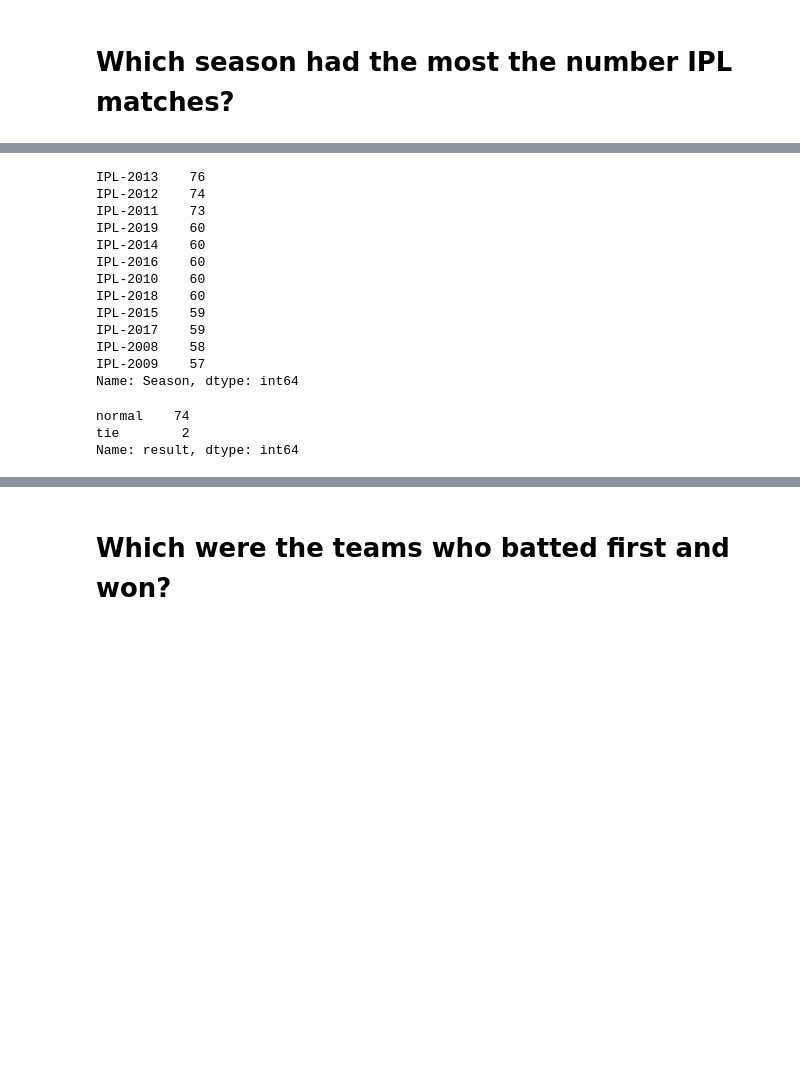
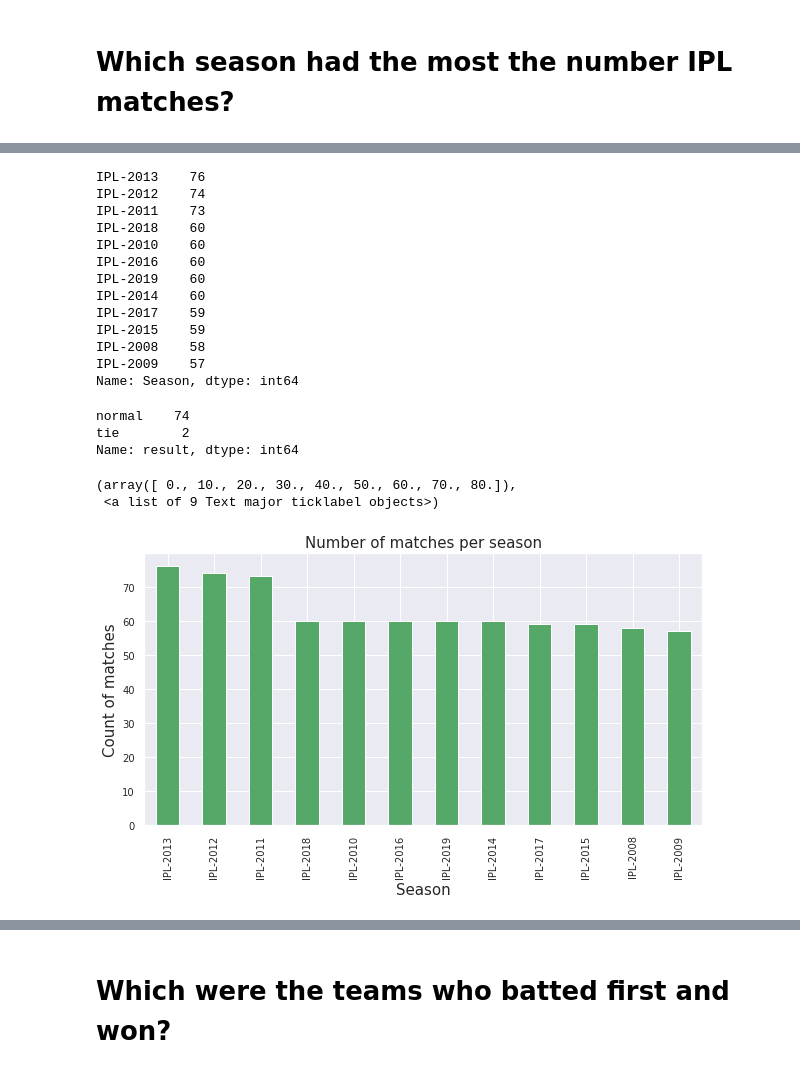
Before and after one commit to Rishabh1928/IPL-T20-Cricket-Analysis, a Jupyter notebook: Rishabh_Kesarwani_24_02_2021_[ABTN0104]_IPL_T20_Cricket_Analysis_Capstone_Project.ipynb, the cells around one changed output, grey strips where cells are left out. Saved outputs shown, nothing was run; the diff lists cells and outputs as text; code cells hidden in the pictures; blank space fills up the shorter version.

```diff
--- a/Rishabh_Kesarwani_24_02_2021_[ABTN0104]_IPL_T20_Cricket_Analysis_Capstone_Project.ipynb
+++ b/Rishabh_Kesarwani_24_02_2021_[ABTN0104]_IPL_T20_Cricket_Analysis_Capstone_Project.ipynb
@@ -207,18 +207,19 @@ matches_df.head()
 | 3 | 4 | IPL-2017 | Indore | 08-04-2017 | Rising Pune Supergiant | Kings XI Punjab | Kings XI Punjab | field | normal | 0 | ... |
 | 4 | 5 | IPL-2017 | Bangalore | 08-04-2017 | Royal Challengers Bangalore | Delhi Daredevils | Royal Challengers Bangalore | bat | normal | 0 | ... |
 # %%
-matches_df["Season"].value_counts() # IPL-2013 season had the most number of matches
+matches_per_season = matches_df["Season"].value_counts() # IPL-2013 season had the most number of matches
+matches_per_season
 # %% [output]
 IPL-2013    76
 IPL-2012    74
 IPL-2011    73
+IPL-2018    60
+IPL-2010    60
+IPL-2016    60
 IPL-2019    60
 IPL-2014    60
-IPL-2016    60
-IPL-2010    60
-IPL-2018    60
+IPL-2017    59
 IPL-2015    59
-IPL-2017    59
 IPL-2008    58
 IPL-2009    57
 Name: Season, dtype: int64
@@ -228,3 +229,16 @@ matches_df[matches_df["Season"] == "IPL-2013"]["result"].value_counts() # i.e on
 normal    74
 tie        2
 Name: result, dtype: int64
+# %%
+# creating a bar chart for the same
+
+matches_per_season.plot(kind = "bar" , color = "g")
+plt.title("Number of matches per season" , fontsize = 15)
+plt.xlabel("Season" ,  fontsize = 15)
+plt.ylabel("Count of matches" , fontsize = 15)
+plt.xticks(fontsize = 10)
+plt.yticks(fontsize = 10)
+# %% [output]
+(array([ 0., 10., 20., 30., 40., 50., 60., 70., 80.]),
+ <a list of 9 Text major ticklabel objects>)
+[figure, added]
```
Also changed, not shown: parts of 66 cells of this notebook.
